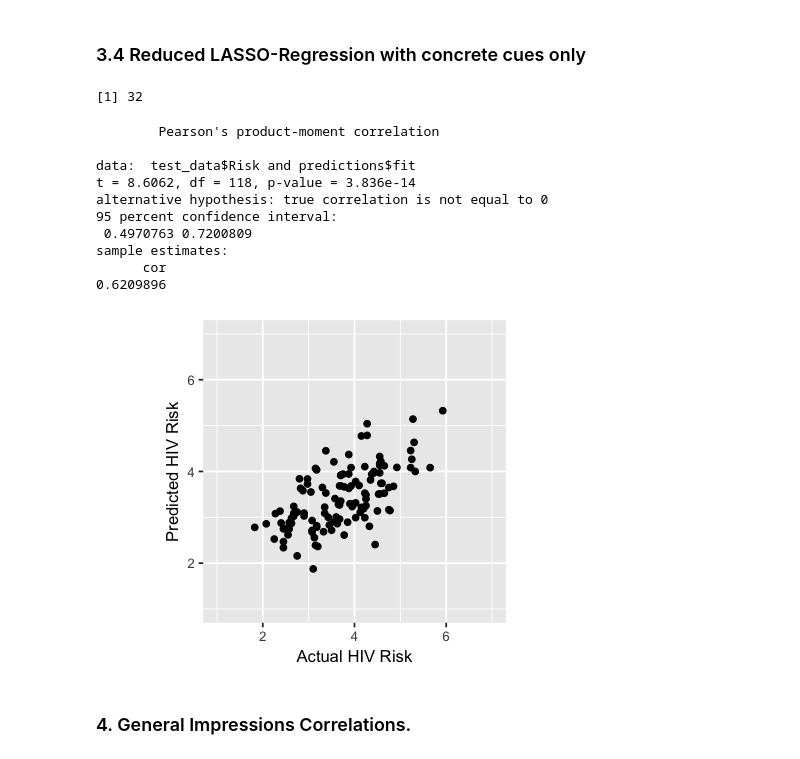
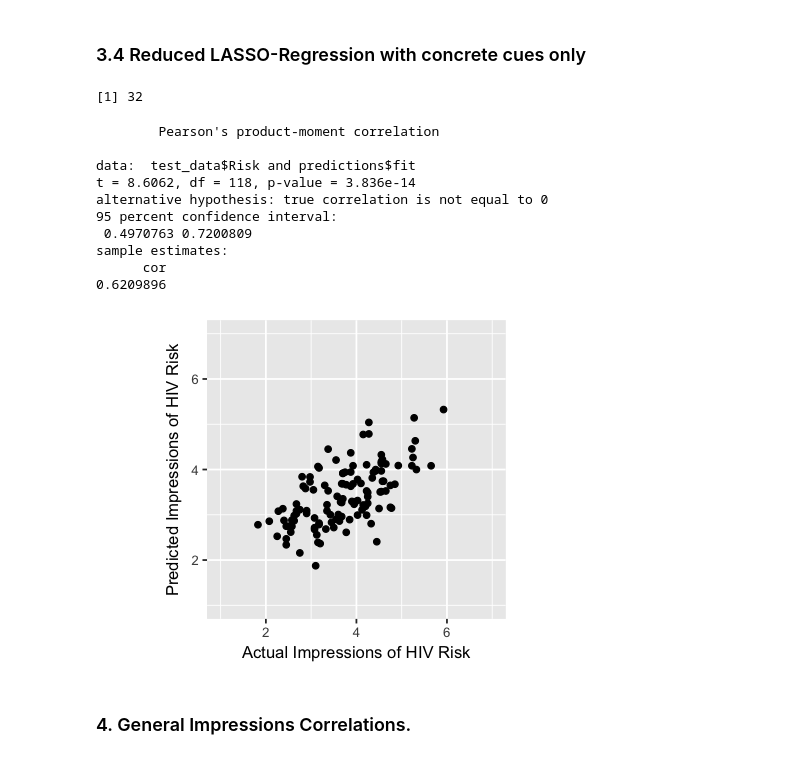
Before and after one commit to nomcomm/RiskCues_PlosOne, a Jupyter notebook: scripts/HIV Risk Prediction R .ipynb, the cells around one changed output. Drawn from its saved outputs; the diff is of its cells as text; code cells hidden in the pictures.

```diff
--- a/scripts/HIV Risk Prediction R .ipynb
+++ b/scripts/HIV Risk Prediction R .ipynb
@@ -346,35 +346,35 @@ test_data$CUE73_View3_Tired..vs..alert..gaze_Abstract_1=NULL
 
 l = length(test_data)
 l
 
 y_train <- as.matrix(train_data[,1])
 X_train <- as.matrix(train_data[,2:l])
 fit <- lars(X_train, y_train, type="lasso")
 
 best_step <- fit$df[which.min(fit$RSS)] # select a step with a minimum error
 
 
 X_test <- as.matrix(test_data[,2:l])  # make predictions
 predictions <- predict(fit, X_test, s=best_step, type="fit")
 
 cor.test(test_data$Risk, predictions$fit); # summarize accuracy
 
-qplot(test_data$Risk, predictions$fit, xlab = "Actual HIV Risk", ylab = "Predicted HIV Risk",
+qplot(test_data$Risk, predictions$fit, xlab = "Actual Impressions of HIV Risk", ylab = "Predicted Impressions of HIV Risk",
     xlim = c(1,7), ylim = c(1,7), asp = 1) +
     theme(text = element_text(size=10))
 # %% [output]
 [1] 32
         Pearson's product-moment correlation
 
 data:  test_data$Risk and predictions$fit
 t = 8.6062, df = 118, p-value = 3.836e-14
 alternative hypothesis: true correlation is not equal to 0
 95 percent confidence interval:
  0.4970763 0.7200809
 sample estimates:
       cor
 0.6209896
-[figure, old version]
+[figure, new version]
 # %% [markdown]
 ### 4. General Impressions Correlations.
 # %%
```
Also changed, not shown: parts of 1 cell of this notebook, 9 other files.
